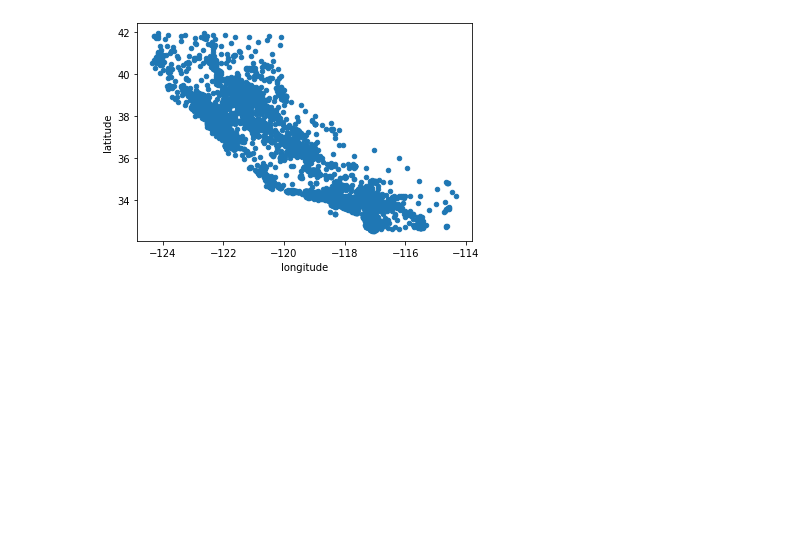
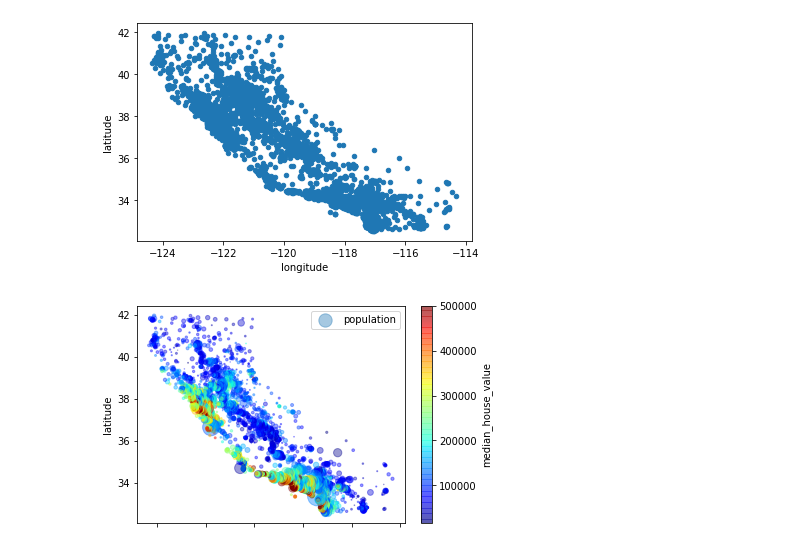
Before and after one commit to rajitkhanna/machine-learning, a Jupyter notebook: End_to_End_ML_Project.ipynb, the cells around one changed output. Saved outputs shown, nothing was run; the diff lists cells and outputs as text; code cells hidden in the pictures; blank space fills up the shorter version.

```diff
--- a/End_to_End_ML_Project.ipynb
+++ b/End_to_End_ML_Project.ipynb
@@ -190,3 +188,12 @@ housing_train.plot(kind="scatter", x="longitude", y="latitude")
 plt.show()
 # %% [output]
 [figure]
+# %%
+housing_train.plot(kind="scatter", x="longitude", y="latitude",
+             alpha=0.4, s=housing_train['population'] / 100,
+             label="population", c="median_house_value",
+             cmap=plt.get_cmap("jet"), colorbar=True)
+plt.legend()
+plt.show()
+# %% [output]
+[figure, added]
```
Also changed, not shown: parts of 9 cells of this notebook.
